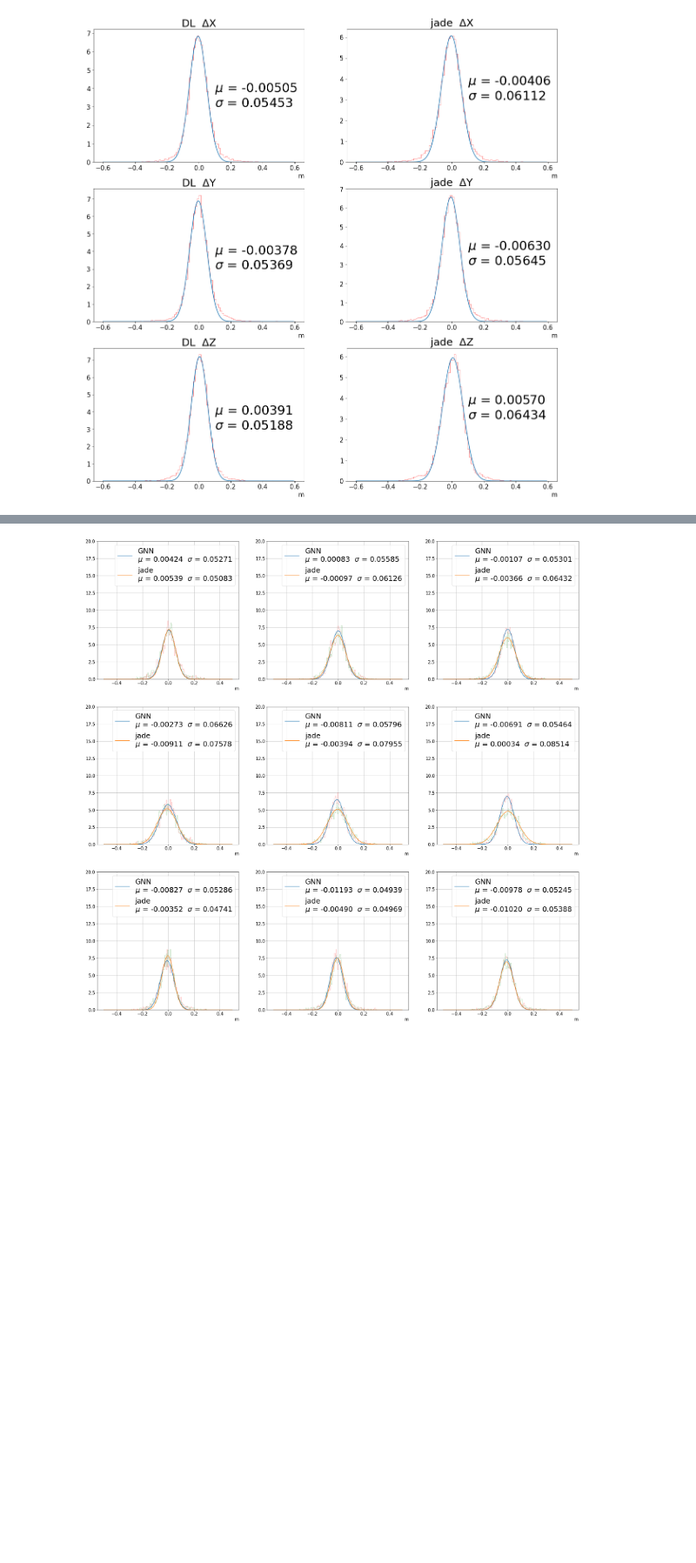
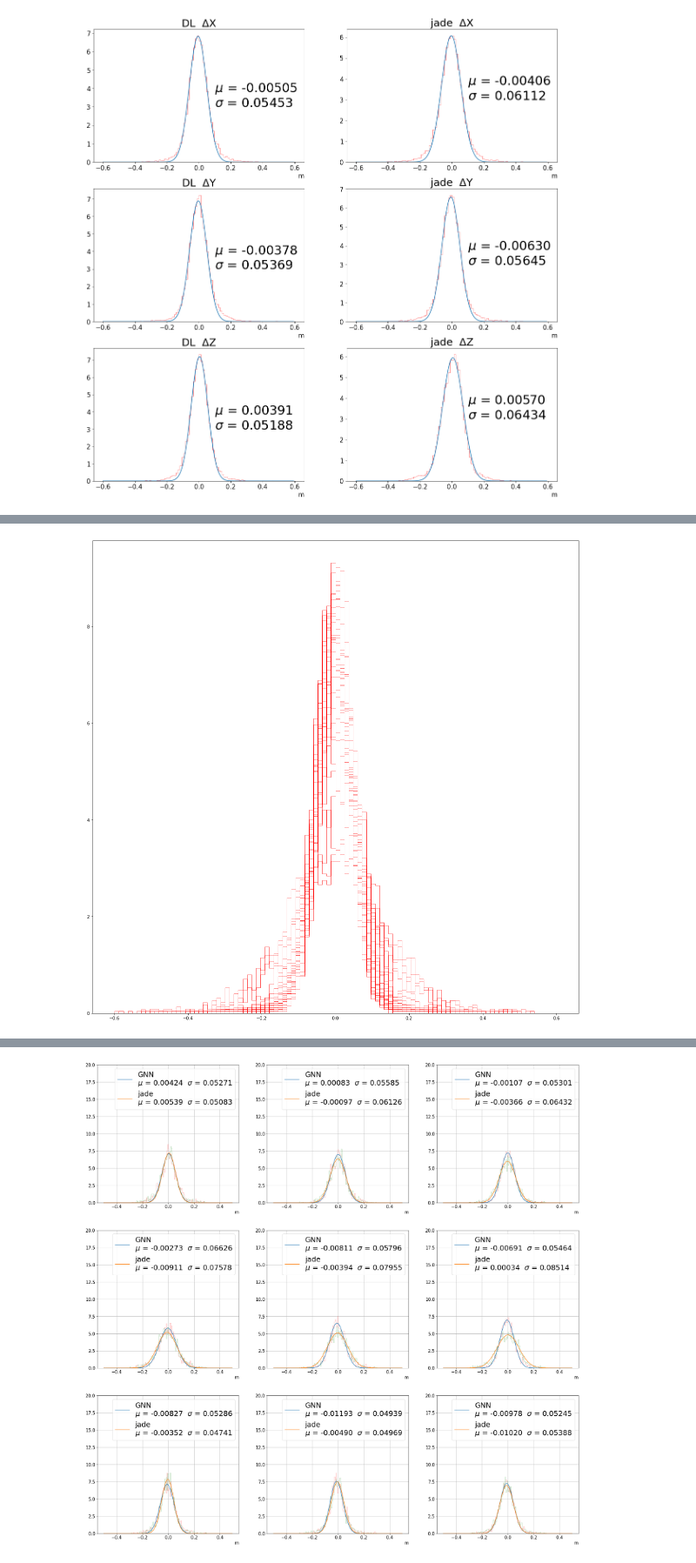
Before and after one commit to chyoo92/JSNS2_vertex, a Jupyter notebook: plot_jade_energy-Copy1.ipynb, the cells around one changed output, grey strips where cells are left out. Shown at 87% size. Saved outputs shown, nothing was run; the diff lists cells and outputs as text; code cells hidden in the pictures; blank space fills up the shorter version.

```diff
--- a/plot_jade_energy-Copy1.ipynb
+++ b/plot_jade_energy-Copy1.ipynb
@@ -529,0 +535,35 @@ for a in energy_list:
+# %%
+re_mu_x = []
+re_mu_y = []
+re_mu_z = []
+
+re_si_x = []
+re_si_y = []
+re_si_z = []
+for a in energy_list:
+    ran = 0.6
+    def gaussian(x, A, mu, sigma):
+        f = A*np.exp(-(x-mu)**2/2./sigma**2)
+        return f
+
+    for vtx in range(3):
+        tmp_hist = plt.hist(pred[:,vtx][energy == a] - label[:,vtx][energy == a],bins = 100, range = [-ran,ran], color= 'r', alpha = 0.5, density = True, histtype = 'step')
+        hist_N = tmp_hist[0]
+        hist_x = []
+        for i in range(len(tmp_hist[1])-1):
+            tmp = tmp_hist[1]
+            hist_x.append((tmp[i] + tmp[i+1])/2.)
+        hist_x = np.array(hist_x)
+
+        popt, pcov = curve_fit(gaussian, hist_x, hist_N, p0=[10,0.01,0.15], sigma=1./np.sqrt(hist_N), absolute_sigma=True)
+        if vtx == 0:
+            re_mu_x.append(popt[1])
+            re_si_x.append(popt[2])
+        if vtx == 1:
+            re_mu_y.append(popt[1])
+            re_si_y.append(popt[2])
+        if vtx == 2:
+            re_mu_z.append(popt[1])
+            re_si_z.append(popt[2])
+# %% [output]
+[figure, added]
```
Also changed, not shown: parts of 12 cells of this notebook, 14 other files.
